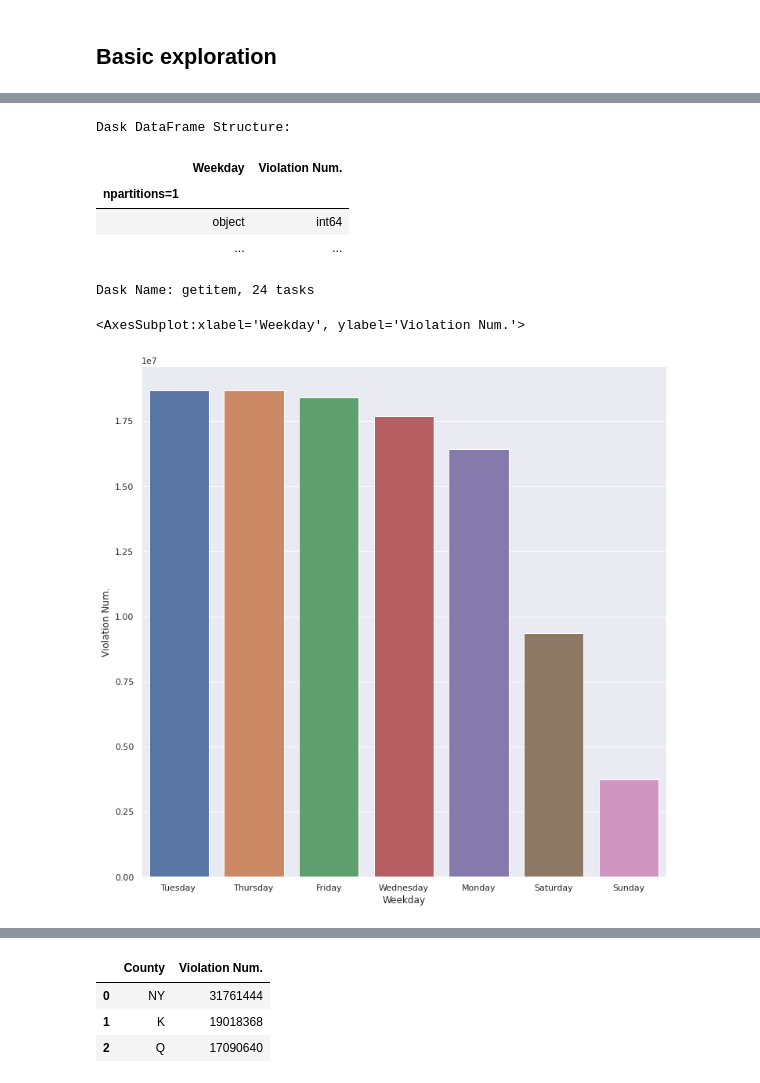
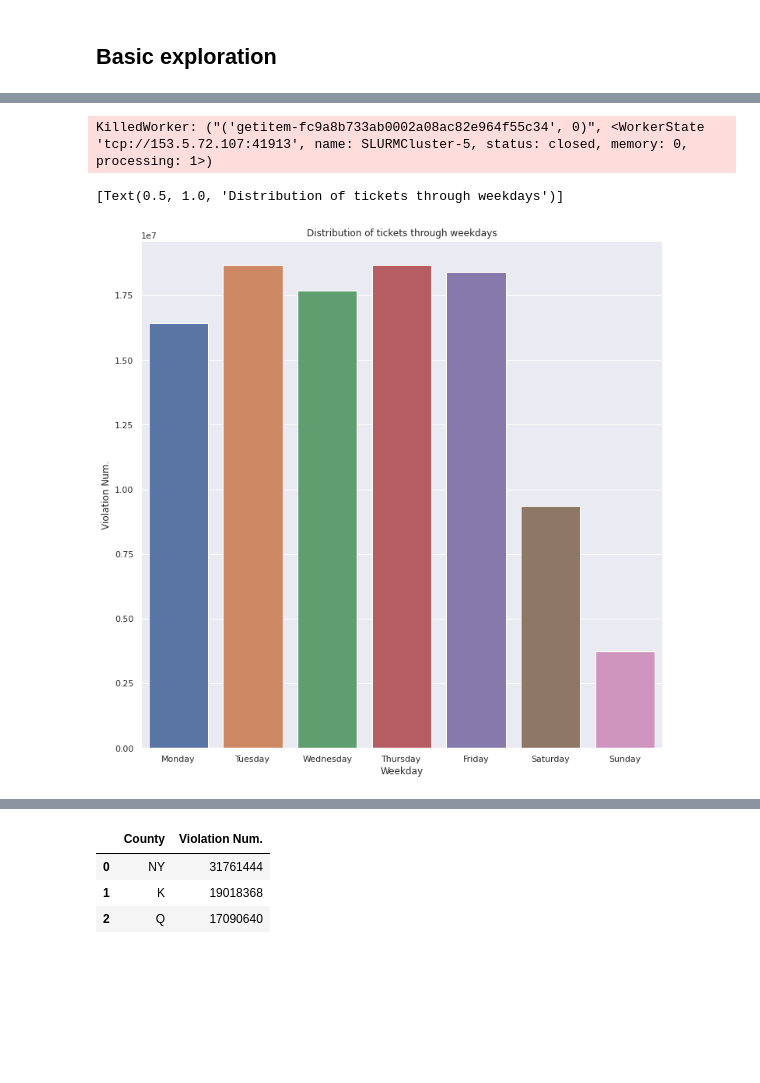
Before and after one commit to pushkill/BD_project, a Jupyter notebook: Exploration.ipynb, the cells around one changed output, grey strips where cells are left out. Cells and saved outputs as stored; diff of their text form; code cells hidden in the pictures; blank space fills up the shorter version.

```diff
--- a/Exploration.ipynb
+++ b/Exploration.ipynb
@@ -67,0 +512,3 @@ Wall time: 24.2 ms
+# %%
+PATH = "/d/hpc/projects/FRI/bigdata/students/mfmt/"
+df_merged.to_parquet(PATH + "parquet_aug",engine="pyarrow",compute=True)
@@ -71,3 +520,7 @@ Wall time: 24.2 ms
 import matplotlib.pyplot as plt
 import seaborn as sns
 sns.set()
+# %%
+df = dd.read_parquet(PATH + PARQUET_FILENAME, columns=['Issue Date'], chunksize="100MB")
+df['Date']=dd.to_datetime(df['Issue Date'])
+df['Weekday'] = df['Date'].dt.day_name()
@@ -84,18 +552,16 @@ Wall time: 32.3 s
-# %%
-df_weekday
-# %% [output]
-Dask DataFrame Structure:
-|  | Weekday | Violation Num. |
-| npartitions=1 |  |  |
-|  | object | int64 |
-|  | ... | ... |
-Dask Name: getitem, 24 tasks
+# %%
+df_c = df_weekday.persist()
+# %%
+df_c = df_c.compute()
+# %% [output]
+KilledWorker: ("('getitem-fc9a8b733ab0002a08ac82e964f55c34', 0)", <WorkerState 'tcp://153.5.72.107:41913', name: SLURMCluster-5, status: closed, memory: 0, processing: 1>)
 # %%
 plt.figure(figsize=(12,12))
-sns.barplot(data=df_c,x ='Weekday',y='Violation Num.')
+order = ["Monday", "Tuesday", "Wednesday", "Thursday", "Friday", "Saturday", "Sunday"]
+sns.barplot(data=df_c,x ='Weekday',y='Violation Num.', order = order).set(title="Distribution of tickets through weekdays")
 # %% [output]
-<AxesSubplot:xlabel='Weekday', ylabel='Violation Num.'>
+[Text(0.5, 1.0, 'Distribution of tickets through weekdays')]
-[figure, old version]
+[figure, new version]
 # %%
 %%time
 df = dd.read_parquet(PATH + PARQUET_FILENAME, columns=['Vehicle Year'])
```
Also changed, not shown: parts of 74 cells of this notebook.
